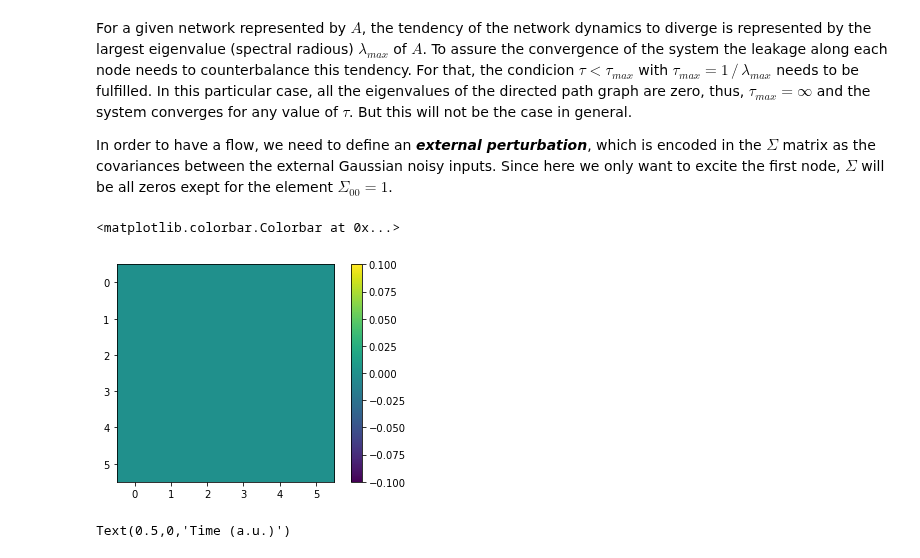
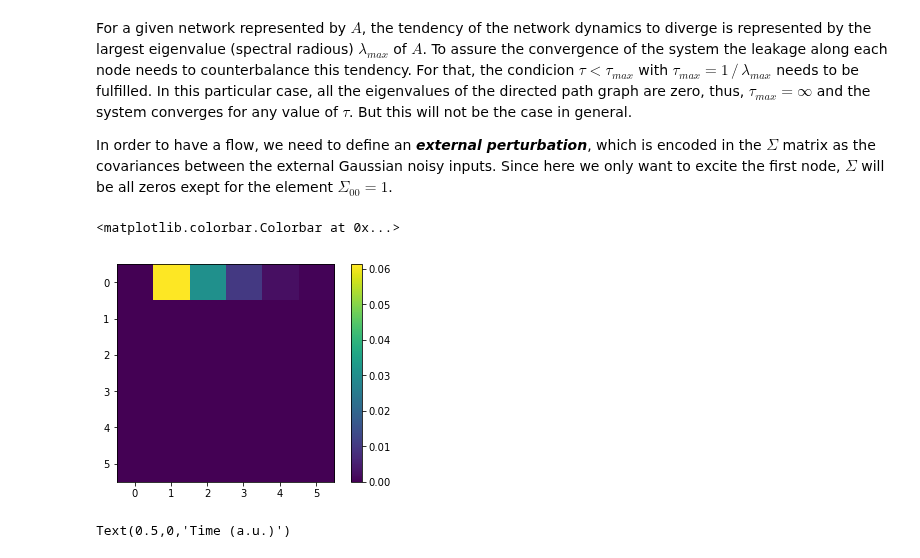
Before and after one commit to mb-BCA/NetDynFlow, a Jupyter notebook: Examples/Tutorial_1_Basics.ipynb, the cells around one changed output. Cells and saved outputs as stored; diff of their text form; code cells hidden in the pictures.

```diff
--- a/Examples/Tutorial_1_Basics.ipynb
+++ b/Examples/Tutorial_1_Basics.ipynb
@@ -155,13 +155,13 @@ dynflow_dir = ndf.DynFlow(dirnet, tau, sigma, tmax=tfinal, timestep=dt, normed=T
 # %%
 # Visualise the flow matrices at different times
 plt.figure()
 # Check for (temporal) indices: 0, 100, 200, 400, 600, 800
-#pp.imshow(fullflow_dir[600])
-plt.imshow(dynflow_dir[0])
+tidx = 100
+plt.imshow(dynflow_dir[tidx])
 plt.colorbar()
 # %% [output]
 <matplotlib.colorbar.Colorbar at 0x...>
-[figure, old version]
+[figure, new version]
 # %%
 # Calculate the in-/out- full-flow for every node
 # infullflow and outfullflow are two arrays of shape (N,nsteps)
```
Also changed, not shown: parts of 12 cells of this notebook.
